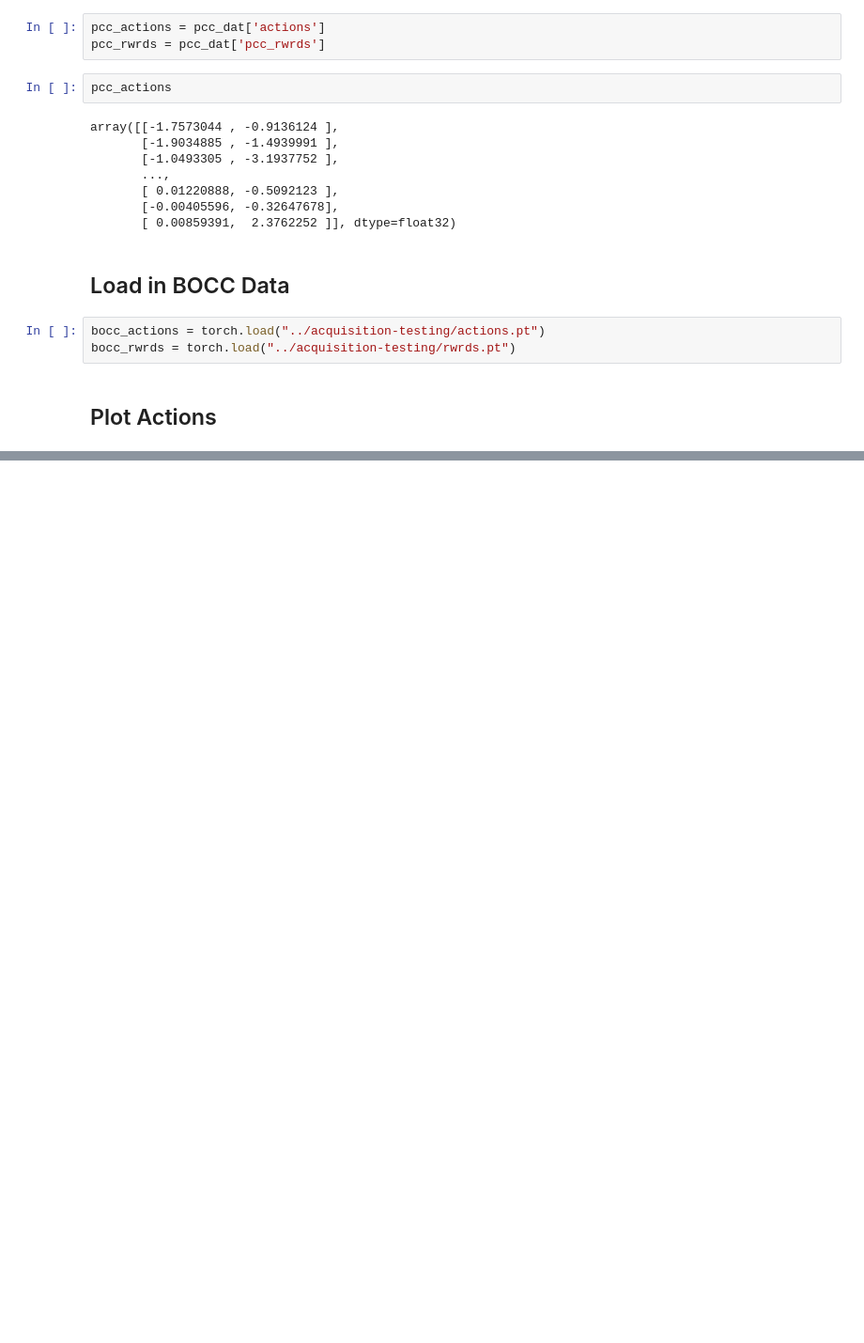
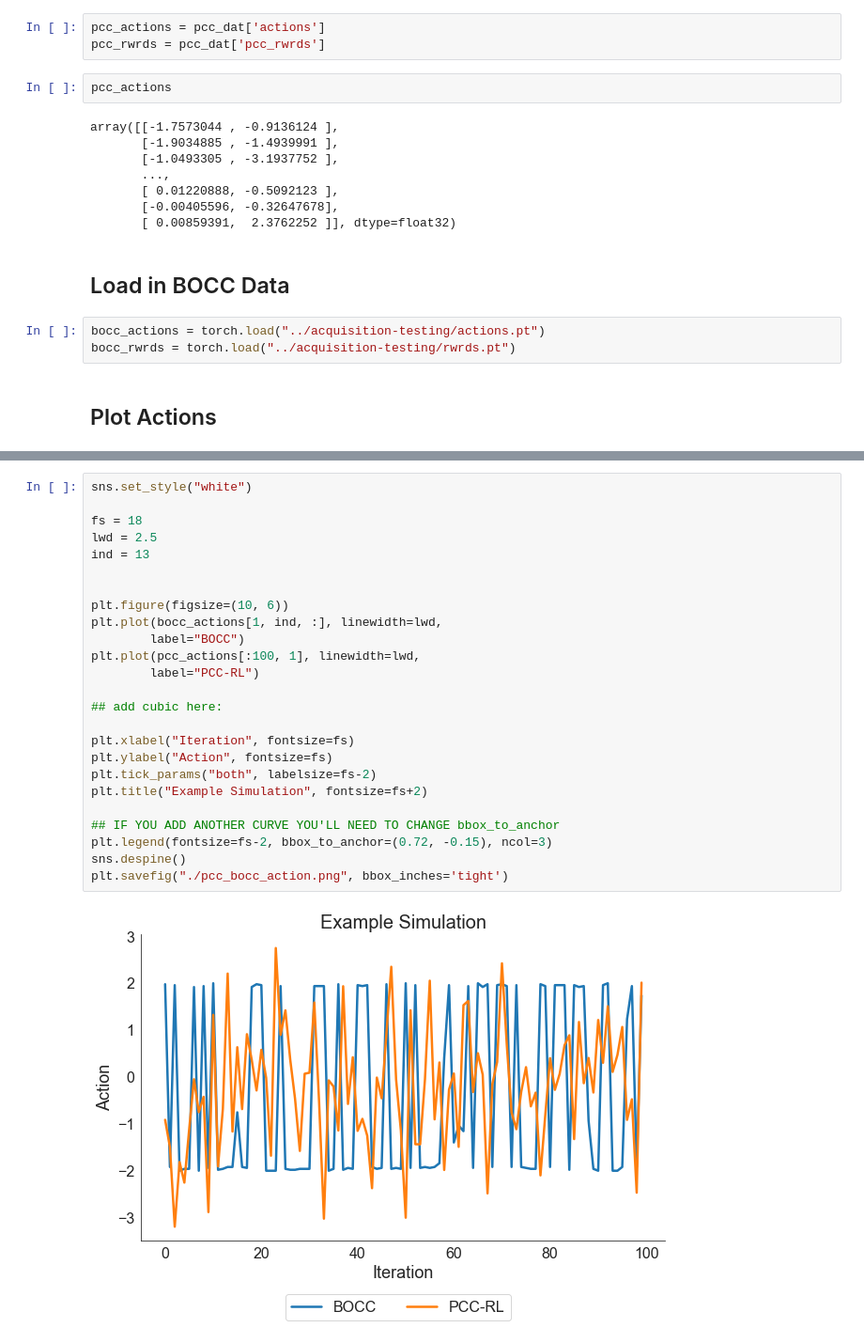
Before and after one commit to g-benton/PCC-RL, a Jupyter notebook: experiments/comparisons/plotter.ipynb, the cells around one changed output, grey strips where cells are left out. Shown at 94% size. Saved outputs shown, nothing was run; the diff lists cells and outputs as text; blank space fills up the shorter version.

```diff
--- a/experiments/comparisons/plotter.ipynb
+++ b/experiments/comparisons/plotter.ipynb
@@ -55,3 +58,30 @@ sns.despine()
 plt.savefig("./compare_pcc_bocc.pdf", bbox_inches='tight')
 # %% [output]
 [figure]
+# %%
+sns.set_style("white")
+
+fs = 18
+lwd = 2.5
+ind = 13
+
+
+plt.figure(figsize=(10, 6))
+plt.plot(bocc_actions[1, ind, :], linewidth=lwd,
+        label="BOCC")
+plt.plot(pcc_actions[:100, 1], linewidth=lwd,
+        label="PCC-RL")
+
+## add cubic here:
+
+plt.xlabel("Iteration", fontsize=fs)
+plt.ylabel("Action", fontsize=fs)
+plt.tick_params("both", labelsize=fs-2)
+plt.title("Example Simulation", fontsize=fs+2)
+
+## IF YOU ADD ANOTHER CURVE YOU'LL NEED TO CHANGE bbox_to_anchor
+plt.legend(fontsize=fs-2, bbox_to_anchor=(0.72, -0.15), ncol=3)
+sns.despine()
+plt.savefig("./pcc_bocc_action.png", bbox_inches='tight')
+# %% [output]
+[figure, added]
```
Also changed, not shown: parts of 1 cell of this notebook, 21 other files.
